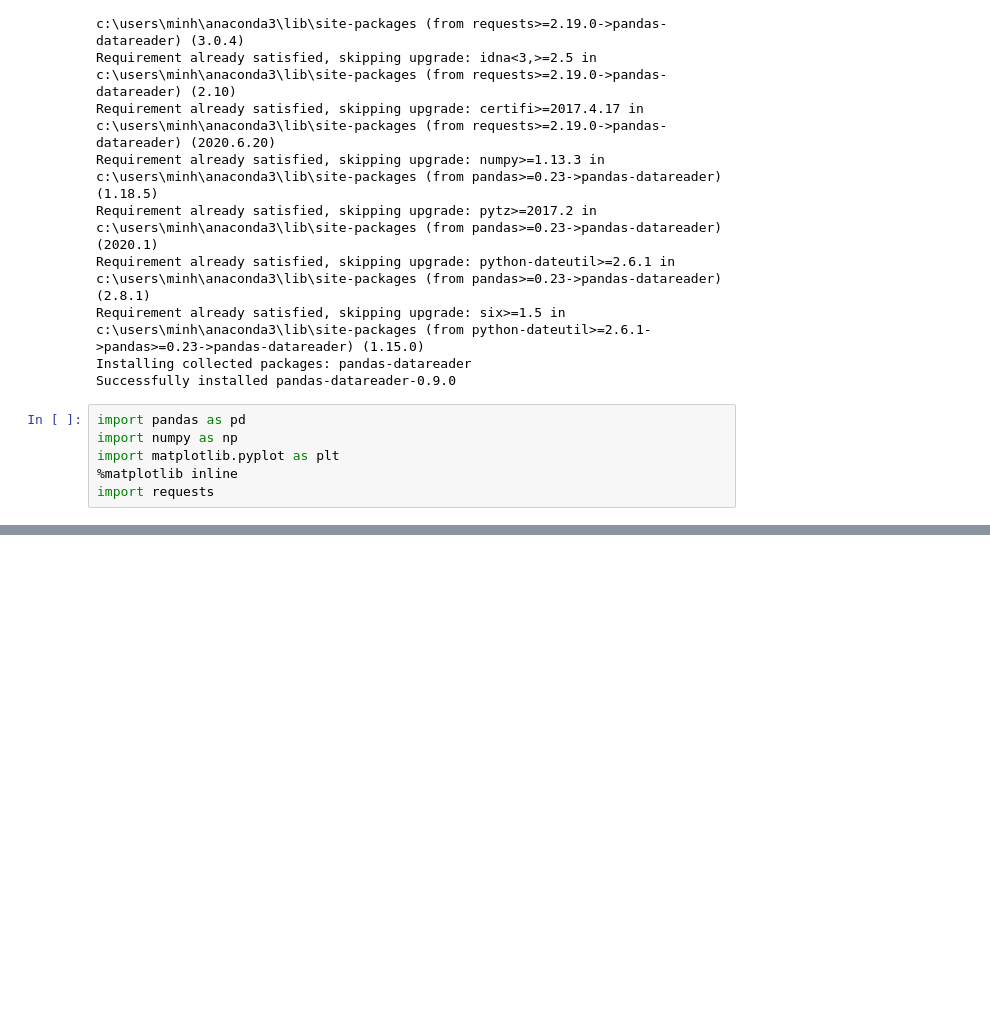
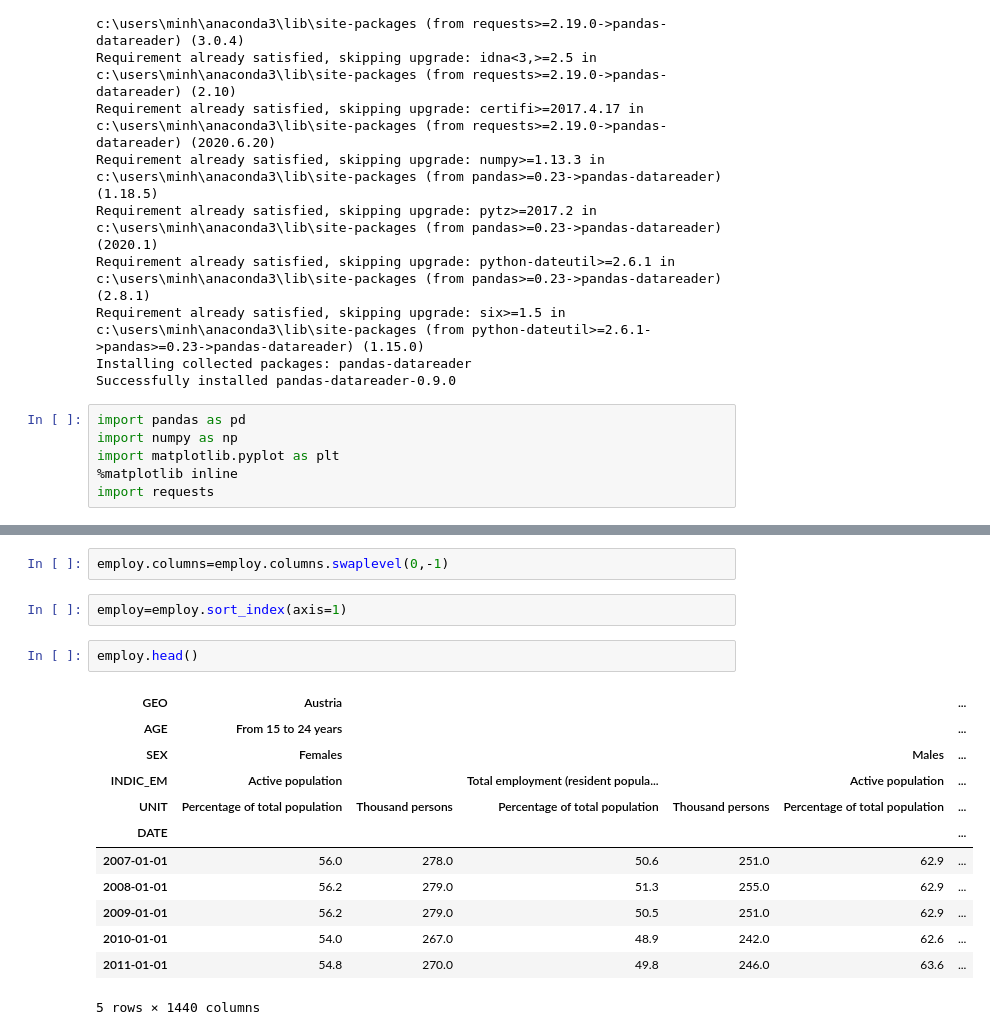
Before and after one commit to xiaoww3/Final-Project, a Jupyter notebook: Untitled.ipynb, the cells around one changed output, grey strips where cells are left out. Cells and saved outputs as stored; diff of their text form; blank space fills up the shorter version.

```diff
--- a/Untitled.ipynb
+++ b/Untitled.ipynb
@@ -77,0 +148,19 @@ import requests
+# %%
+employ.columns=employ.columns.swaplevel(0,-1)
+# %%
+employ=employ.sort_index(axis=1)
+# %%
+employ.head()
+# %% [output]
+| GEO | Austria |  |  |  |  | ... |
+| AGE | From 15 to 24 years |  |  |  |  | ... |
+| SEX | Females |  |  |  | Males | ... |
+| INDIC_EM | Active population |  | Total employment (resident popula... |  | Active population | ... |
+| UNIT | Percentage of total population | Thousand persons | Percentage of total population | Thousand persons | Percentage of total population | ... |
+| DATE |  |  |  |  |  | ... |
+| 2007-01-01 | 56.0 | 278.0 | 50.6 | 251.0 | 62.9 | ... |
+| 2008-01-01 | 56.2 | 279.0 | 51.3 | 255.0 | 62.9 | ... |
+| 2009-01-01 | 56.2 | 279.0 | 50.5 | 251.0 | 62.9 | ... |
+| 2010-01-01 | 54.0 | 267.0 | 48.9 | 242.0 | 62.6 | ... |
+| 2011-01-01 | 54.8 | 270.0 | 49.8 | 246.0 | 63.6 | ... |
+5 rows × 1440 columns
```
Also changed, not shown: parts of 19 cells of this notebook.
